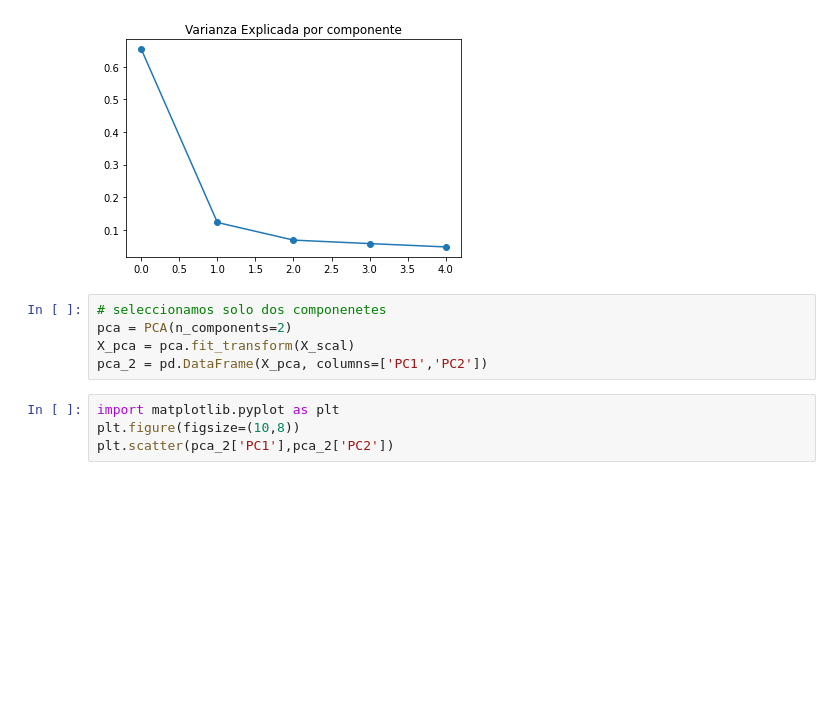
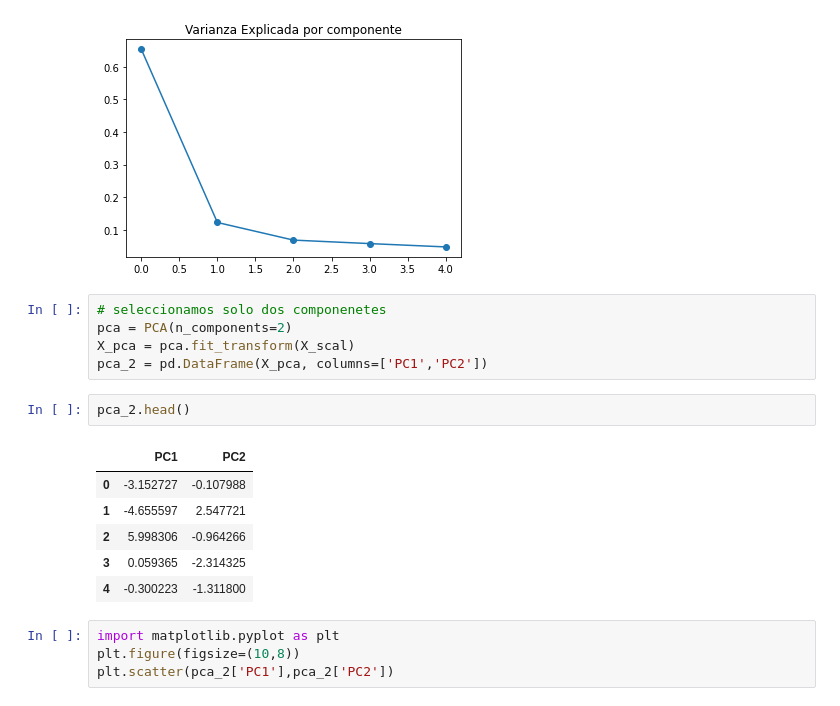
Before and after one commit to BautistaDavid/Machine-Learning-Class-2022, a Jupyter notebook: Proyecto_8.ipynb, the cells around one changed output. Saved outputs shown, nothing was run; the diff lists cells and outputs as text; blank space fills up the shorter version.

```diff
--- a/Proyecto_8.ipynb
+++ b/Proyecto_8.ipynb
@@ -57,6 +63,15 @@ plt.show()
 pca = PCA(n_components=2)
 X_pca = pca.fit_transform(X_scal)
 pca_2 = pd.DataFrame(X_pca, columns=['PC1','PC2'])
+# %%
+pca_2.head()
+# %% [output]
+|  | PC1 | PC2 |
+| 0 | -3.152727 | -0.107988 |
+| 1 | -4.655597 | 2.547721 |
+| 2 | 5.998306 | -0.964266 |
+| 3 | 0.059365 | -2.314325 |
+| 4 | -0.300223 | -1.311800 |
 # %%
 import matplotlib.pyplot as plt
 plt.figure(figsize=(10,8))
```
Also changed, not shown: parts of 5 cells of this notebook.
